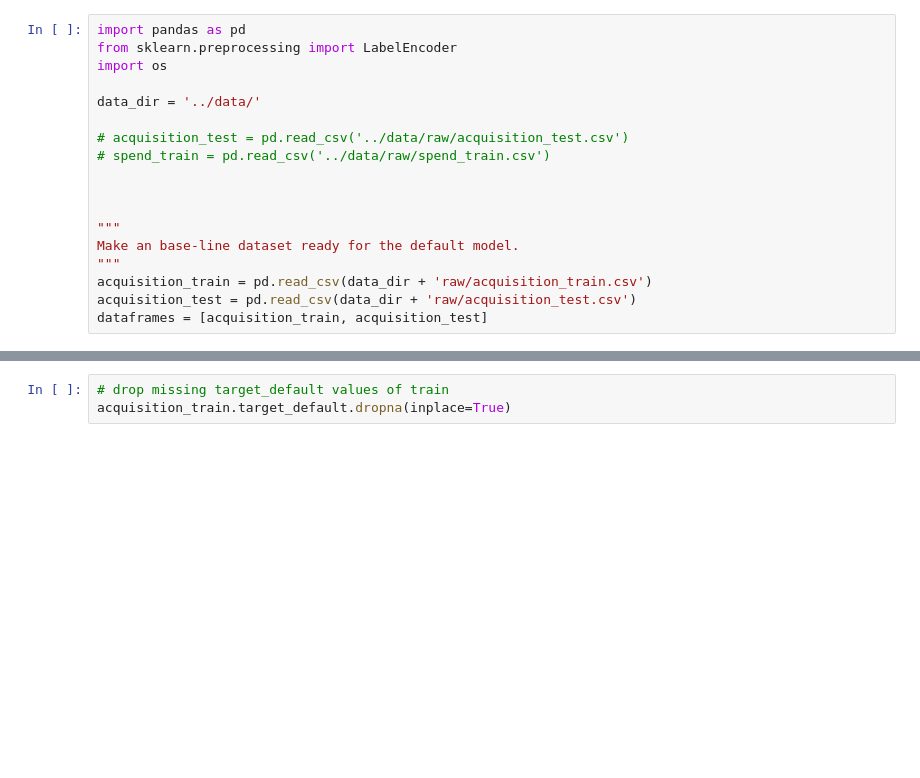
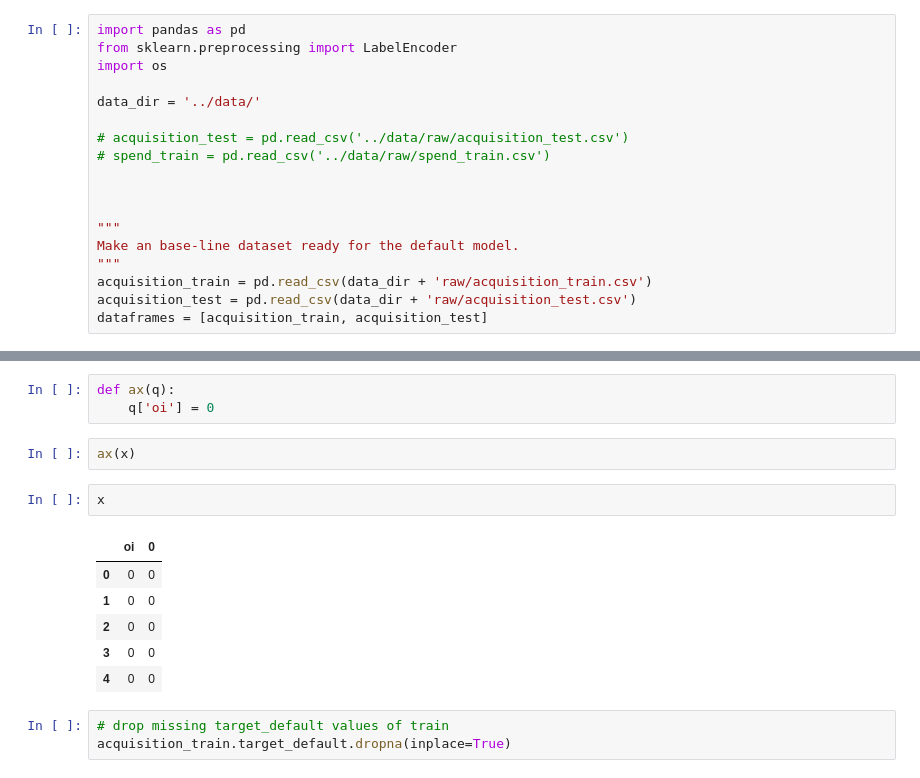
Before and after one commit to amuta/nubank-data-challenge, a Jupyter notebook: notebooks/modelling.ipynb, the cells around one changed output, grey strips where cells are left out. Cells and saved outputs as stored; diff of their text form; blank space fills up the shorter version.

```diff
--- a/notebooks/modelling.ipynb
+++ b/notebooks/modelling.ipynb
@@ -90,3 +132,17 @@ acquisition_train.drop('target_fraud', axis=1, inplace=True)
+# %%
+def ax(q):
+    q['oi'] = 0
+# %%
+ax(x)
+# %%
+x
+# %% [output]
+|  | oi | 0 |
+| 0 | 0 | 0 |
+| 1 | 0 | 0 |
+| 2 | 0 | 0 |
+| 3 | 0 | 0 |
+| 4 | 0 | 0 |
 # %%
 # drop missing target_default values of train
 acquisition_train.target_default.dropna(inplace=True)
```
Also changed, not shown: parts of 11 cells of this notebook, 5 other files.
